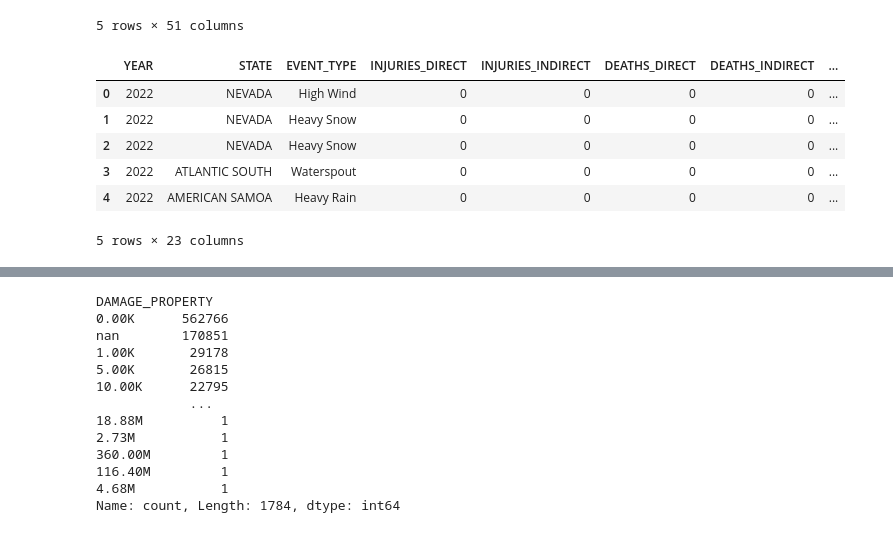
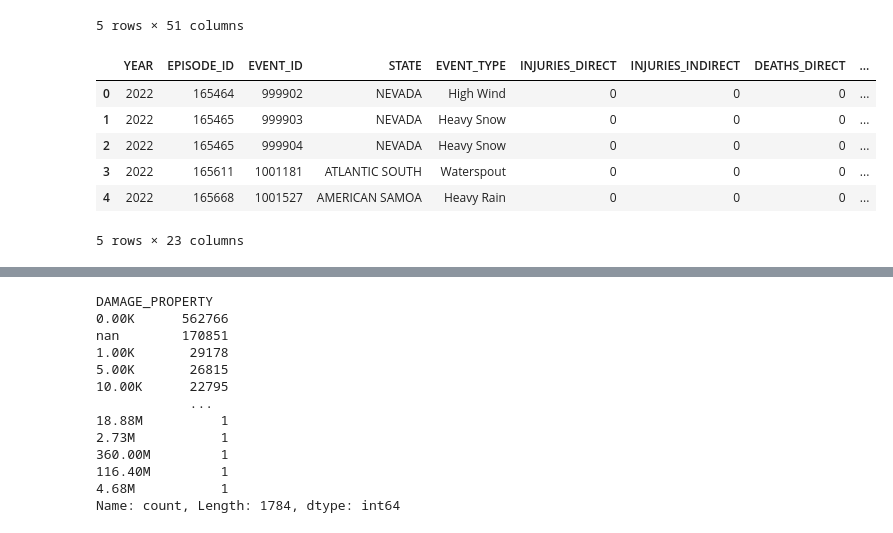
Before and after one commit to elizabethmorgan26/team1, a Jupyter notebook: mergestorm.ipynb, the cells around one changed output, grey strips where cells are left out. Cells and saved outputs as stored; diff of their text form; code cells hidden in the pictures.

```diff
--- a/mergestorm.ipynb
+++ b/mergestorm.ipynb
@@ -50,15 +34,17 @@ mergestorm_df.head()
 5 rows × 51 columns
 # %%
 # Create a DataFrame with selected columns
-clean_mergestorm_df = mergestorm_df[["YEAR", "STATE", "EVENT_TYPE",
-                              "INJURIES_DIRECT", "INJURIES_INDIRECT",
-                              "DEATHS_DIRECT", "DEATHS_INDIRECT","DAMAGE_PROPERTY","DAMAGE_CROPS", "SOURCE", "MAGNITUDE", "MAGNITUDE_TYPE", "TOR_F_SCALE", "TOR_LENGTH", "TOR_WIDTH", "TOR_OTHER_CZ_STATE", "BEGIN_LOCATION", "BEGIN_LAT", "BEGIN_LON", "END_LAT", "END_LON", "EPISODE_ID", "EVENT_ID",]]
+clean_mergestorm_df = mergestorm_df[["YEAR","EPISODE_ID", "EVENT_ID", "STATE", "EVENT_TYPE",
+                                "INJURIES_DIRECT", "INJURIES_INDIRECT","DEATHS_DIRECT", "DEATHS_INDIRECT",
+                                "DAMAGE_PROPERTY","DAMAGE_CROPS", "SOURCE", "MAGNITUDE", "MAGNITUDE_TYPE",
+                                "TOR_F_SCALE", "TOR_LENGTH", "TOR_WIDTH", "TOR_OTHER_CZ_STATE", "BEGIN_LOCATION",
+                                "BEGIN_LAT", "BEGIN_LON", "END_LAT", "END_LON"]]
 clean_mergestorm_df.head()
 # %% [output]
-|  | YEAR | STATE | EVENT_TYPE | INJURIES_DIRECT | INJURIES_INDIRECT | DEATHS_DIRECT | DEATHS_INDIRECT | ... |
-| 0 | 2022 | NEVADA | High Wind | 0 | 0 | 0 | 0 | ... |
-| 1 | 2022 | NEVADA | Heavy Snow | 0 | 0 | 0 | 0 | ... |
-| 2 | 2022 | NEVADA | Heavy Snow | 0 | 0 | 0 | 0 | ... |
-| 3 | 2022 | ATLANTIC SOUTH | Waterspout | 0 | 0 | 0 | 0 | ... |
-| 4 | 2022 | AMERICAN SAMOA | Heavy Rain | 0 | 0 | 0 | 0 | ... |
+|  | YEAR | EPISODE_ID | EVENT_ID | STATE | EVENT_TYPE | INJURIES_DIRECT | INJURIES_INDIRECT | DEATHS_DIRECT | ... |
+| 0 | 2022 | 165464 | 999902 | NEVADA | High Wind | 0 | 0 | 0 | ... |
+| 1 | 2022 | 165465 | 999903 | NEVADA | Heavy Snow | 0 | 0 | 0 | ... |
+| 2 | 2022 | 165465 | 999904 | NEVADA | Heavy Snow | 0 | 0 | 0 | ... |
+| 3 | 2022 | 165611 | 1001181 | ATLANTIC SOUTH | Waterspout | 0 | 0 | 0 | ... |
+| 4 | 2022 | 165668 | 1001527 | AMERICAN SAMOA | Heavy Rain | 0 | 0 | 0 | ... |
 5 rows × 23 columns
```
Also changed, not shown: parts of 24 cells of this notebook.
